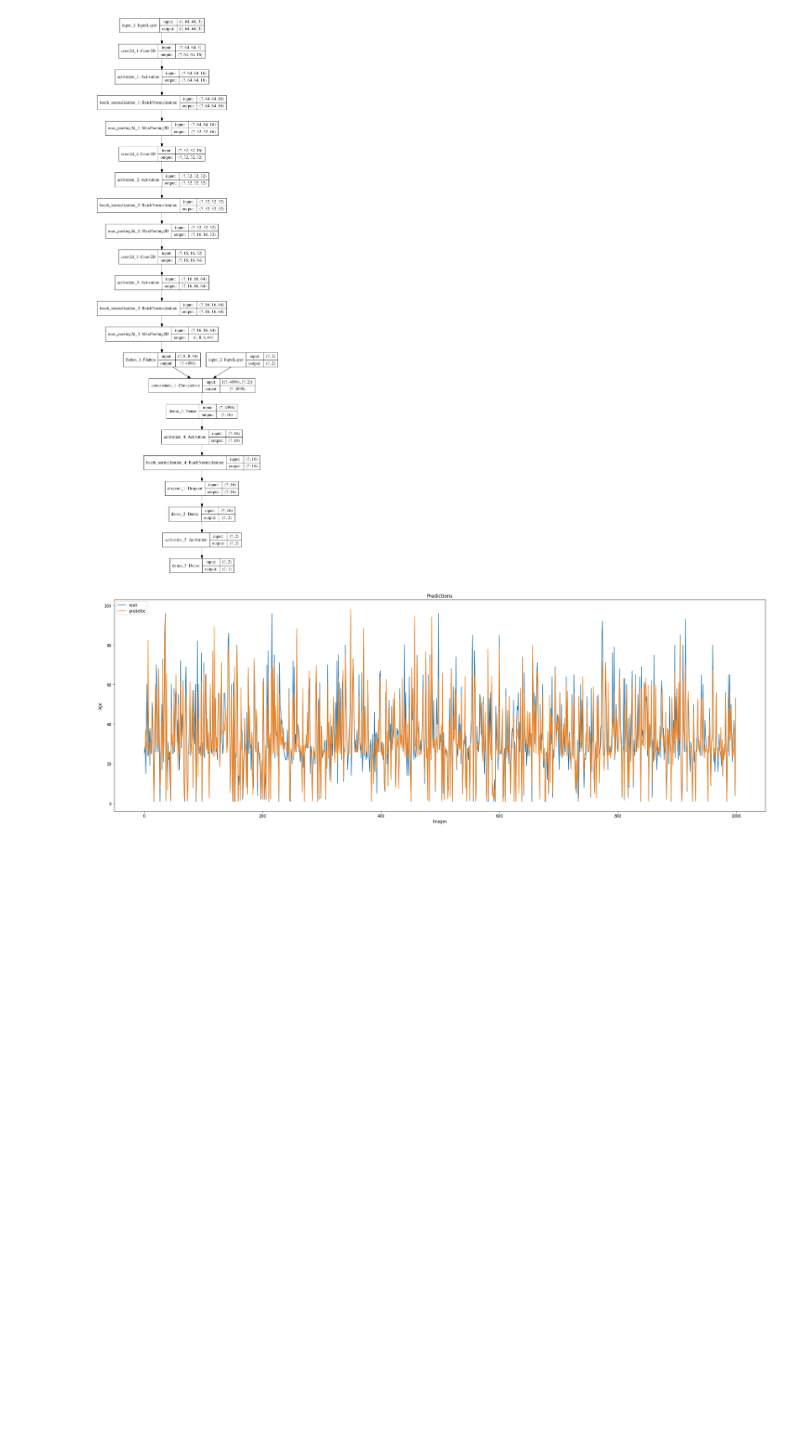
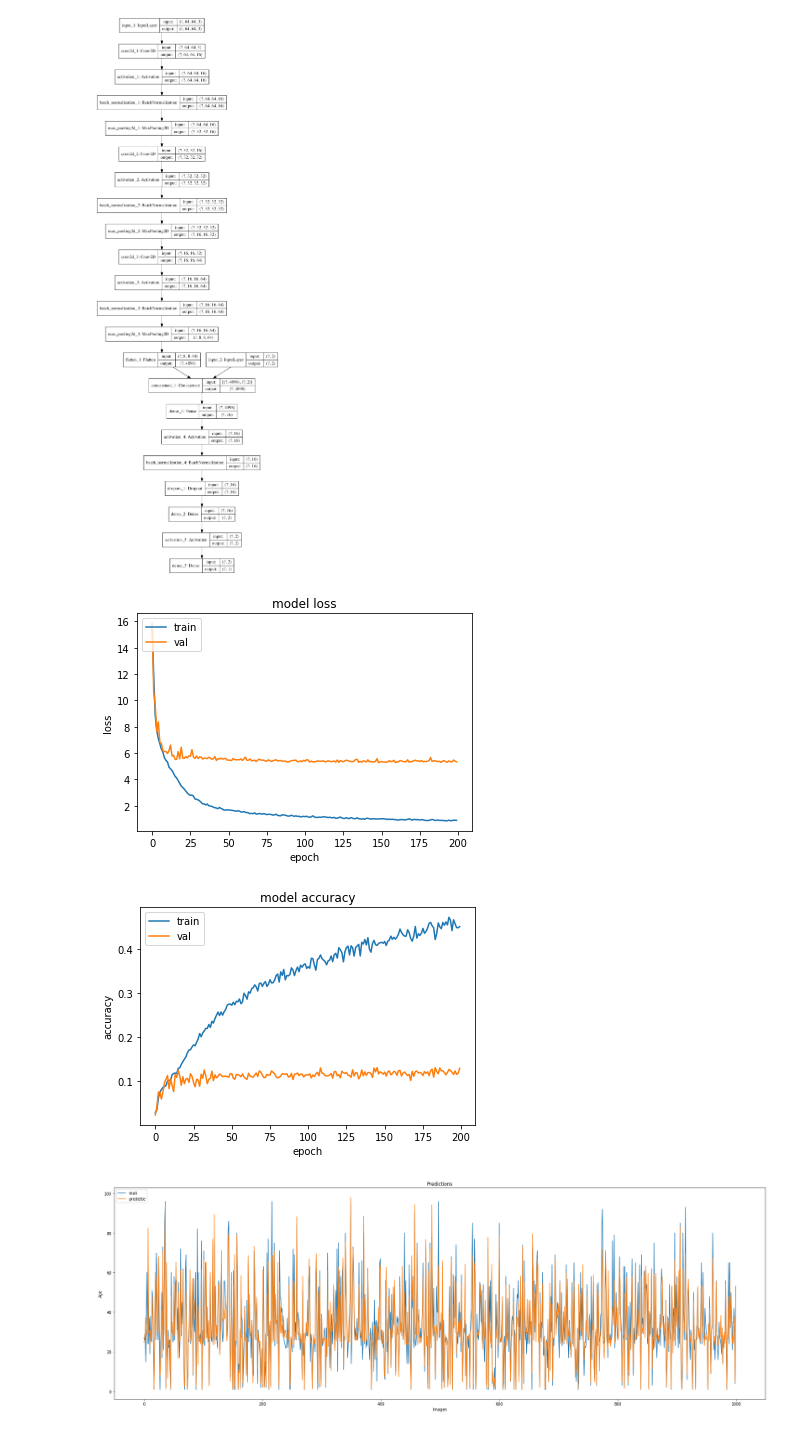
Before and after one commit to domenico97/AgeReg, a Jupyter notebook: AgeReg.ipynb, the cells around one changed output. Cells and saved outputs as stored; diff of their text form; code cells hidden in the pictures; blank space fills up the shorter version.

```diff
--- a/AgeReg.ipynb
+++ b/AgeReg.ipynb
@@ -399,6 +394,30 @@ loaded_model= tf.keras.models.load_model("img_200_0.15_3CL_0.2.h5")
 Image("model.png")
 # %% [output]
 [figure]
+# %%
+# Caricare l'history del modello
+hist_model = np.load("hist.npy",allow_pickle = True).item()
+# %%
+# summarize history for loss
+plt.plot(hist_model.history['loss'])
+plt.plot(hist_model.history['val_loss'])
+plt.title('model loss')
+plt.ylabel('loss')
+plt.xlabel('epoch')
+plt.legend(['train', 'val'], loc='upper left')
+plt.show()
+
+# summarize history for accuracy
+plt.plot(hist_model.history['accuracy'])
+plt.plot(hist_model.history['val_accuracy'])
+plt.title('model accuracy')
+plt.ylabel('accuracy')
+plt.xlabel('epoch')
+plt.legend(['train', 'val'], loc='upper left')
+plt.show()
+# %% [output]
+[figure, added]
+[figure, added]
 # %%
 #Effettuiamo il predict sulle 4739 immagini del test set
 predictions_age = loaded_model.predict(images_test)
```
Also changed, not shown: parts of 31 cells of this notebook, 1 other file.
